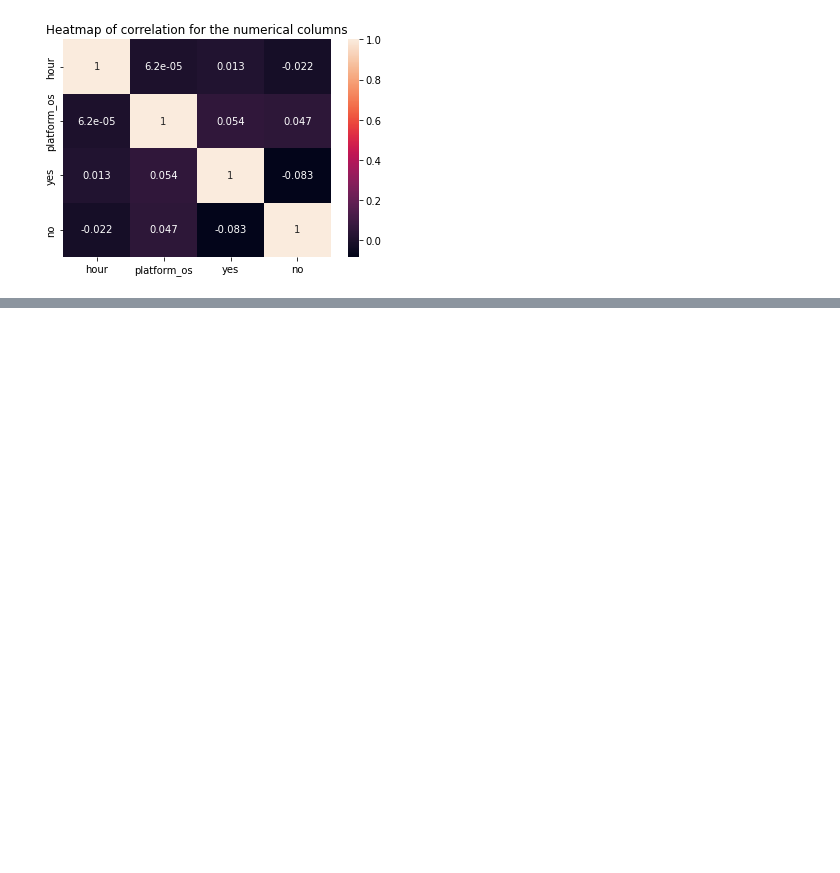
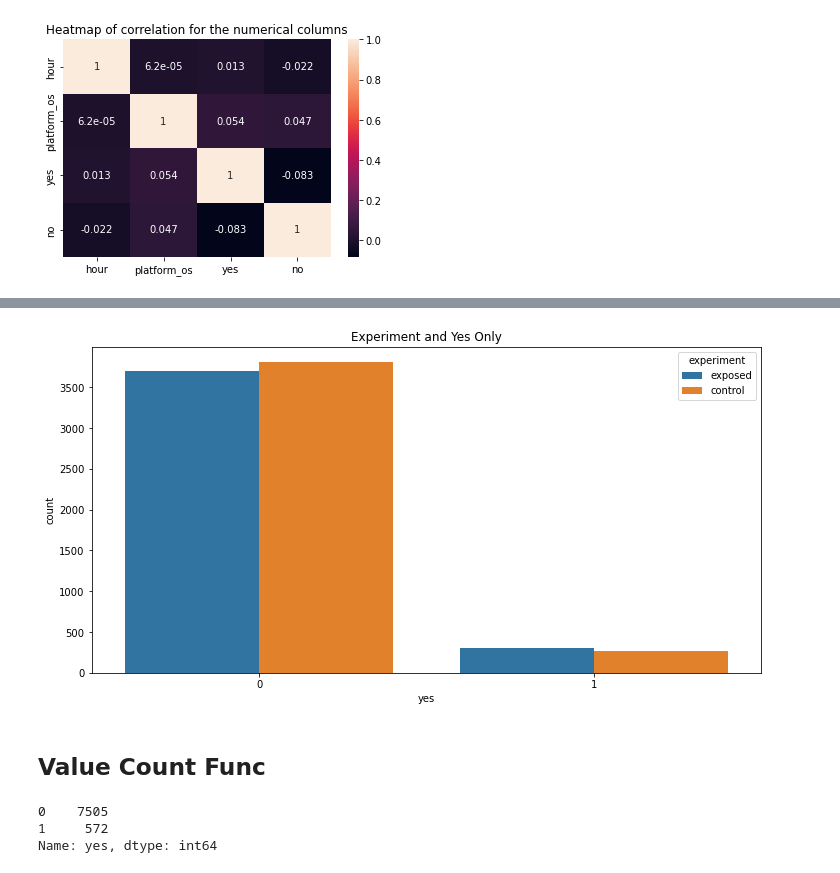
Before and after one commit to abu-bakarr/10_Academy_Week2_Group, a Jupyter notebook: notebooks/Data understanding.ipynb, the cells around one changed output, grey strips where cells are left out. Cells and saved outputs as stored; diff of their text form; code cells hidden in the pictures; blank space fills up the shorter version.

```diff
--- a/notebooks/Data understanding.ipynb
+++ b/notebooks/Data understanding.ipynb
@@ -201,0 +229,6 @@ plt.show()
+# %%
+yes_no_experiment(df, 'yes', 'experiment','Experiment and Yes Only')
+# %% [output]
+[figure, added]
+# %% [markdown]
+## Value Count Func
@@ -201,0 +240,8 @@ plt.show()
+# %%
+# unique value counts
+counts_df = df['yes'].value_counts()
+counts_df
+# %% [output]
+0    7505
+1     572
+Name: yes, dtype: int64
```
Also changed, not shown: parts of 13 cells of this notebook, 2 other files.
